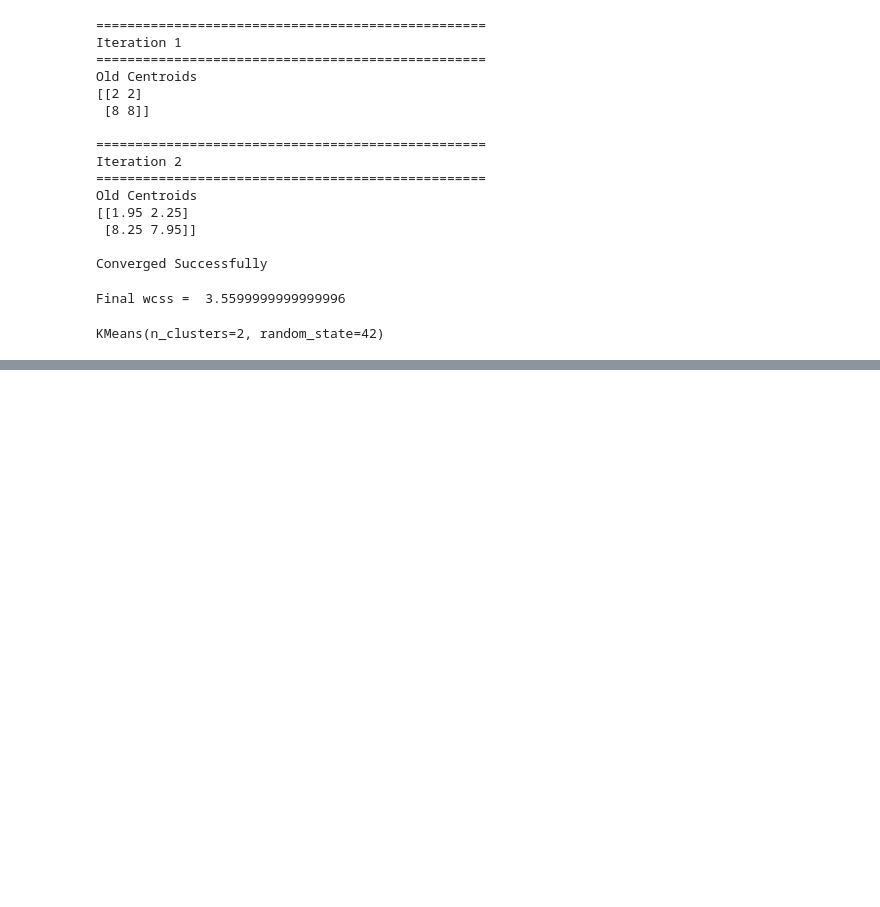
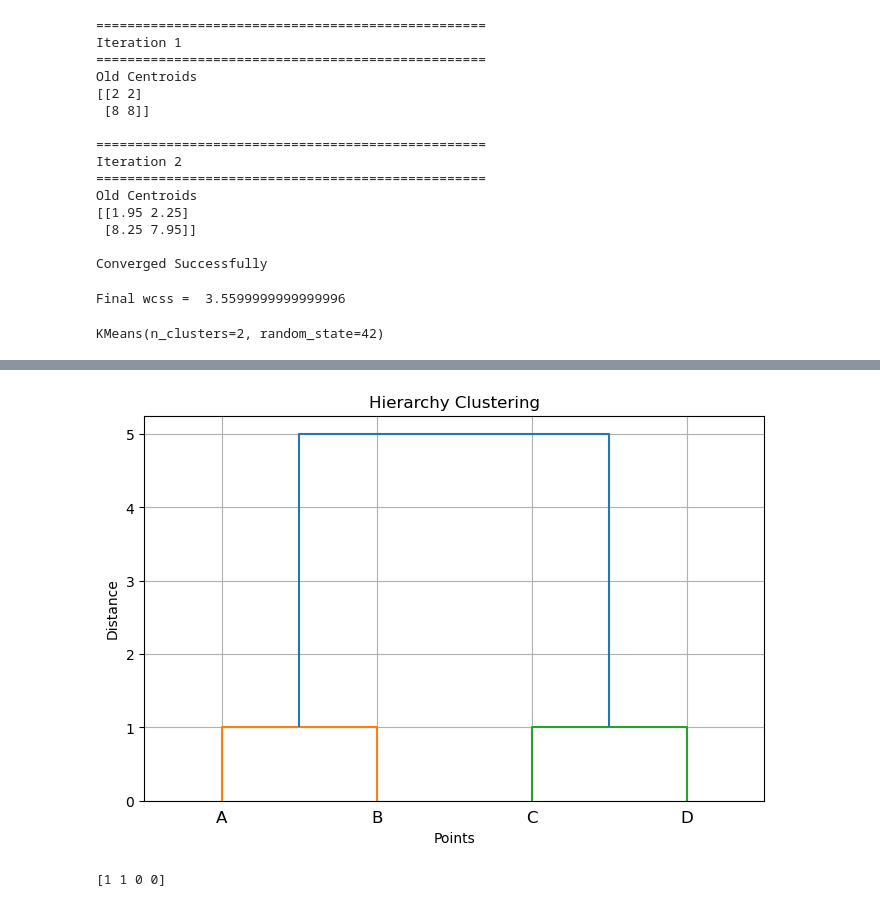
Before and after one commit to Jeevaroshinibabu/ML, a Jupyter notebook: Unsupervised ML/Demo.ipynb, the cells around one changed output, grey strips where cells are left out. Saved outputs shown, nothing was run; the diff lists cells and outputs as text; code cells hidden in the pictures; blank space fills up the shorter version.

```diff
--- a/Unsupervised ML/Demo.ipynb
+++ b/Unsupervised ML/Demo.ipynb
@@ -149,0 +202,33 @@ KMeans(n_clusters=2, random_state=42)
+# %%
+from scipy.cluster.hierarchy import dendrogram
+
+plt.figure(figsize=(8,5))
+
+dendrogram(
+    z,
+    labels=labels
+)
+
+plt.title("Hierarchy Clustering")
+
+plt.xlabel("Points")
+plt.ylabel("Distance")
+
+plt.grid(True)
+
+plt.show()
+# %% [output]
+[figure, added]
+# %%
+from sklearn.cluster import AgglomerativeClustering
+
+model=AgglomerativeClustering(
+    n_clusters=2,
+    linkage="single"
+)
+
+clusters=model.fit_predict(x)
+
+print(clusters)
+# %% [output]
+[1 1 0 0]
```
Also changed, not shown: parts of 3 cells of this notebook, 7 other files.
